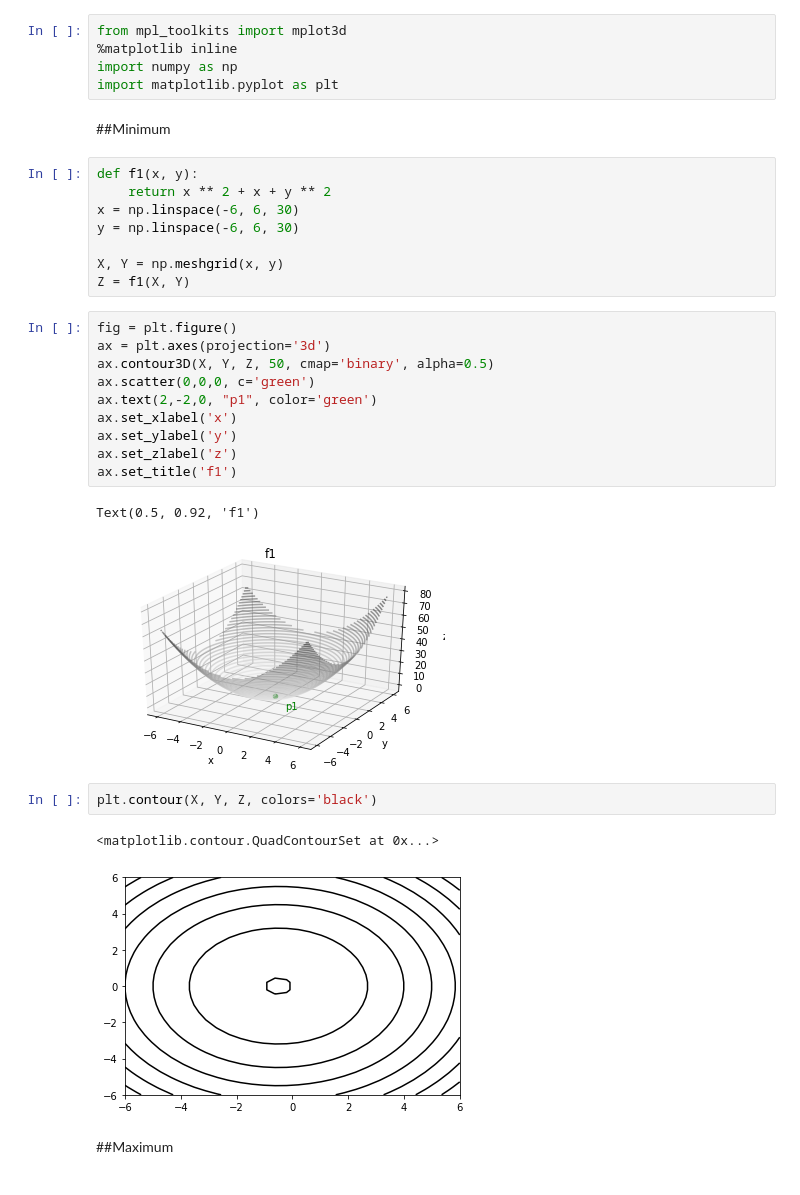
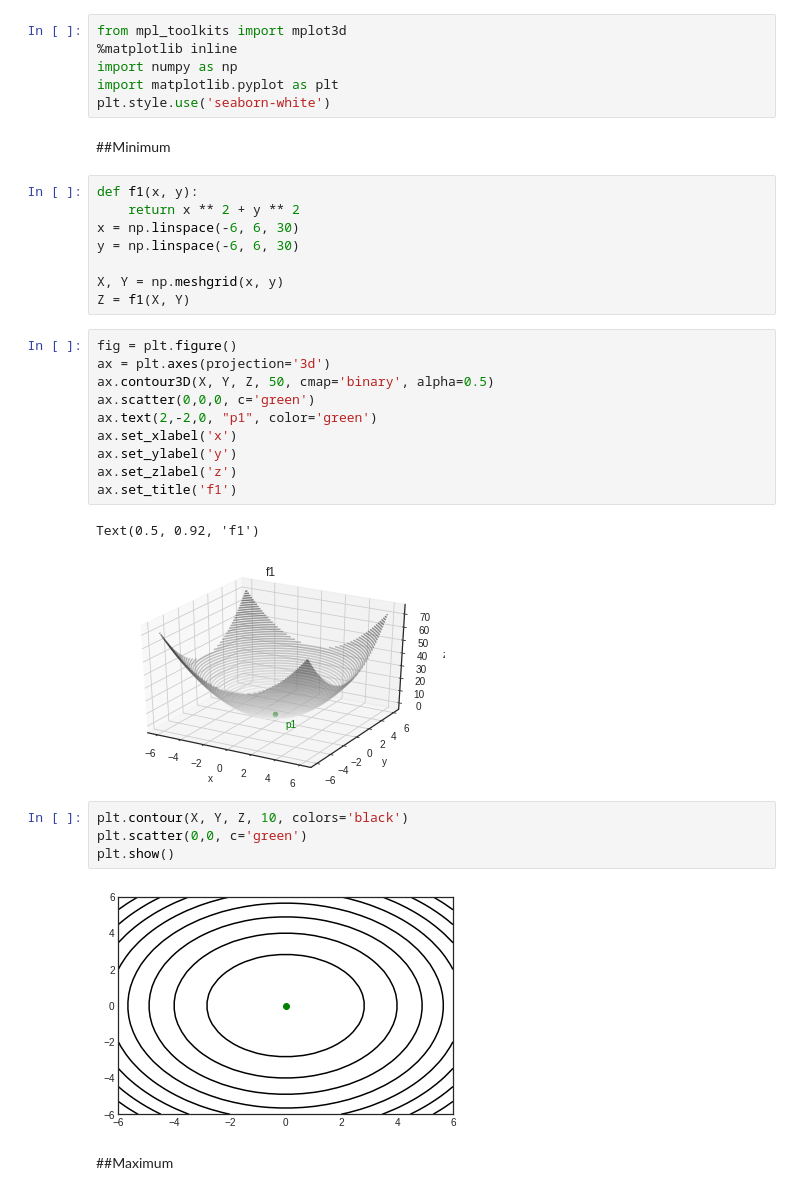
Before and after one commit to TatianaO8/AI, a Jupyter notebook: HW_2_1.ipynb, the cells around one changed output. Saved outputs shown, nothing was run; the diff lists cells and outputs as text.

```diff
--- a/HW_2_1.ipynb
+++ b/HW_2_1.ipynb
@@ -15,11 +15,12 @@ from mpl_toolkits import mplot3d
 %matplotlib inline
 import numpy as np
 import matplotlib.pyplot as plt
+plt.style.use('seaborn-white')
 # %% [markdown]
 ##Minimum
 # %%
 def f1(x, y):
-    return x ** 2 + x + y ** 2
+    return x ** 2 + y ** 2
 x = np.linspace(-6, 6, 30)
 y = np.linspace(-6, 6, 30)
 
@@ -37,12 +38,13 @@ ax.set_zlabel('z')
 ax.set_title('f1')
 # %% [output]
 Text(0.5, 0.92, 'f1')
-[figure, old version]
+[figure, new version]
 # %%
-plt.contour(X, Y, Z, colors='black')
+plt.contour(X, Y, Z, 10, colors='black')
+plt.scatter(0,0, c='green')
+plt.show()
 # %% [output]
-<matplotlib.contour.QuadContourSet at 0x...>
-[figure, old version]
+[figure, new version]
 # %% [markdown]
 ##Maximum
 # %%
```
Also changed, not shown: parts of 4 cells of this notebook.
